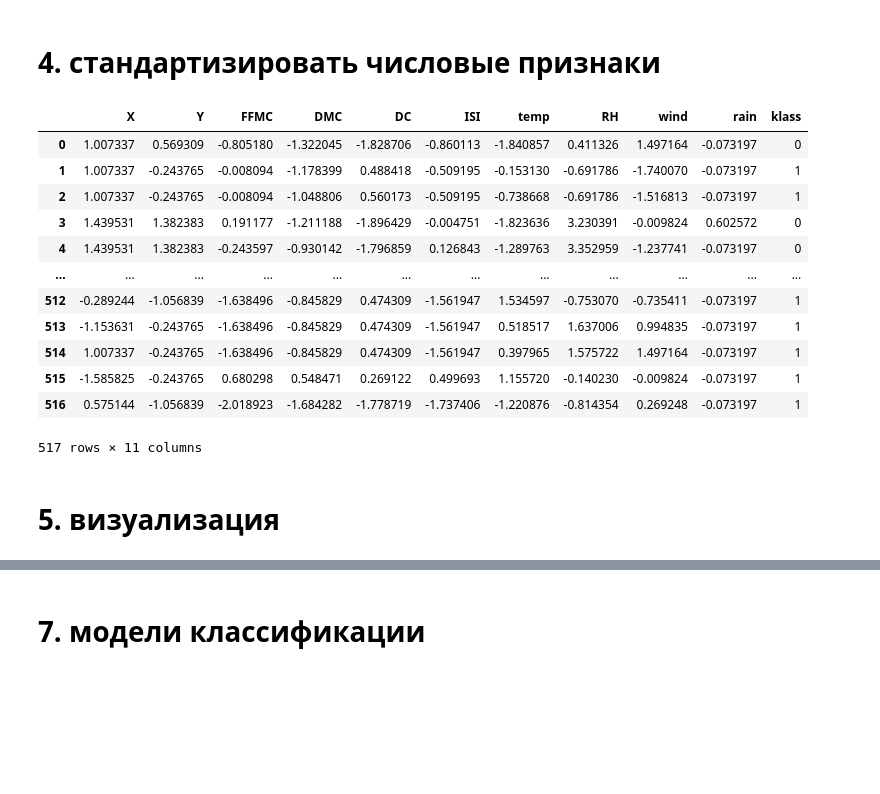
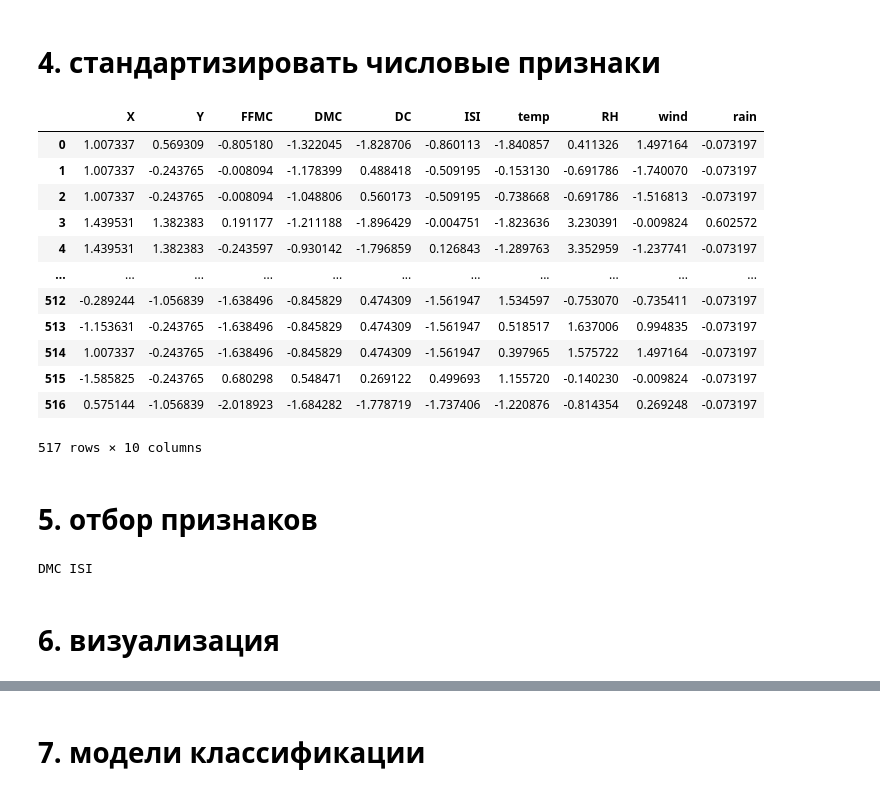
Before and after one commit to danya02/rudn-year4-data-mining, a Jupyter notebook: hw5/hw5.ipynb, the cells around one changed output, grey strips where cells are left out. Saved outputs shown, nothing was run; the diff lists cells and outputs as text; code cells hidden in the pictures; blank space fills up the shorter version.

```diff
--- a/hw5/hw5.ipynb
+++ b/hw5/hw5.ipynb
@@ -224,19 +226,21 @@ data
 # %%
 klassData = data['klass']
 data = (data - data.mean()) / data.std()
-data['klass'] = klassData
+del data['klass']
 data
 # %% [output]
-|  | X | Y | FFMC | DMC | DC | ISI | temp | RH | wind | rain | klass |
-| 0 | 1.007337 | 0.569309 | -0.805180 | -1.322045 | -1.828706 | -0.860113 | -1.840857 | 0.411326 | 1.497164 | -0.073197 | 0 |
-| 1 | 1.007337 | -0.243765 | -0.008094 | -1.178399 | 0.488418 | -0.509195 | -0.153130 | -0.691786 | -1.740070 | -0.073197 | 1 |
-| 2 | 1.007337 | -0.243765 | -0.008094 | -1.048806 | 0.560173 | -0.509195 | -0.738668 | -0.691786 | -1.516813 | -0.073197 | 1 |
-| 3 | 1.439531 | 1.382383 | 0.191177 | -1.211188 | -1.896429 | -0.004751 | -1.823636 | 3.230391 | -0.009824 | 0.602572 | 0 |
-| 4 | 1.439531 | 1.382383 | -0.243597 | -0.930142 | -1.796859 | 0.126843 | -1.289763 | 3.352959 | -1.237741 | -0.073197 | 0 |
-| ... | ... | ... | ... | ... | ... | ... | ... | ... | ... | ... | ... |
-| 512 | -0.289244 | -1.056839 | -1.638496 | -0.845829 | 0.474309 | -1.561947 | 1.534597 | -0.753070 | -0.735411 | -0.073197 | 1 |
-| 513 | -1.153631 | -0.243765 | -1.638496 | -0.845829 | 0.474309 | -1.561947 | 0.518517 | 1.637006 | 0.994835 | -0.073197 | 1 |
-| 514 | 1.007337 | -0.243765 | -1.638496 | -0.845829 | 0.474309 | -1.561947 | 0.397965 | 1.575722 | 1.497164 | -0.073197 | 1 |
-| 515 | -1.585825 | -0.243765 | 0.680298 | 0.548471 | 0.269122 | 0.499693 | 1.155720 | -0.140230 | -0.009824 | -0.073197 | 1 |
-| 516 | 0.575144 | -1.056839 | -2.018923 | -1.684282 | -1.778719 | -1.737406 | -1.220876 | -0.814354 | 0.269248 | -0.073197 | 1 |
+|  | X | Y | FFMC | DMC | DC | ISI | temp | RH | wind | rain |
+| 0 | 1.007337 | 0.569309 | -0.805180 | -1.322045 | -1.828706 | -0.860113 | -1.840857 | 0.411326 | 1.497164 | -0.073197 |
+| 1 | 1.007337 | -0.243765 | -0.008094 | -1.178399 | 0.488418 | -0.509195 | -0.153130 | -0.691786 | -1.740070 | -0.073197 |
+| 2 | 1.007337 | -0.243765 | -0.008094 | -1.048806 | 0.560173 | -0.509195 | -0.738668 | -0.691786 | -1.516813 | -0.073197 |
+| 3 | 1.439531 | 1.382383 | 0.191177 | -1.211188 | -1.896429 | -0.004751 | -1.823636 | 3.230391 | -0.009824 | 0.602572 |
+| 4 | 1.439531 | 1.382383 | -0.243597 | -0.930142 | -1.796859 | 0.126843 | -1.289763 | 3.352959 | -1.237741 | -0.073197 |
+| ... | ... | ... | ... | ... | ... | ... | ... | ... | ... | ... |
+| 512 | -0.289244 | -1.056839 | -1.638496 | -0.845829 | 0.474309 | -1.561947 | 1.534597 | -0.753070 | -0.735411 | -0.073197 |
+| 513 | -1.153631 | -0.243765 | -1.638496 | -0.845829 | 0.474309 | -1.561947 | 0.518517 | 1.637006 | 0.994835 | -0.073197 |
+| 514 | 1.007337 | -0.243765 | -1.638496 | -0.845829 | 0.474309 | -1.561947 | 0.397965 | 1.575722 | 1.497164 | -0.073197 |
+| 515 | -1.585825 | -0.243765 | 0.680298 | 0.548471 | 0.269122 | 0.499693 | 1.155720 | -0.140230 | -0.009824 | -0.073197 |
+| 516 | 0.575144 | -1.056839 | -2.018923 | -1.684282 | -1.778719 | -1.737406 | -1.220876 | -0.814354 | 0.269248 | -0.073197 |
-517 rows × 11 columns
+517 rows × 10 columns
+# %% [markdown]
+# 5. отбор признаков
@@ -243,3 +251,12 @@ data
+# %%
+from sklearn.feature_selection import SelectKBest
+
+skb = SelectKBest(k=2)
+skb.fit(data, klassData)
+feat1, feat2 = skb.get_feature_names_out()
+print(feat1, feat2)
+# %% [output]
+DMC ISI
 # %% [markdown]
-# 5. визуализация
+# 6. визуализация
 # %%
```
Also changed, not shown: parts of 21 cells of this notebook, 1 other file.
